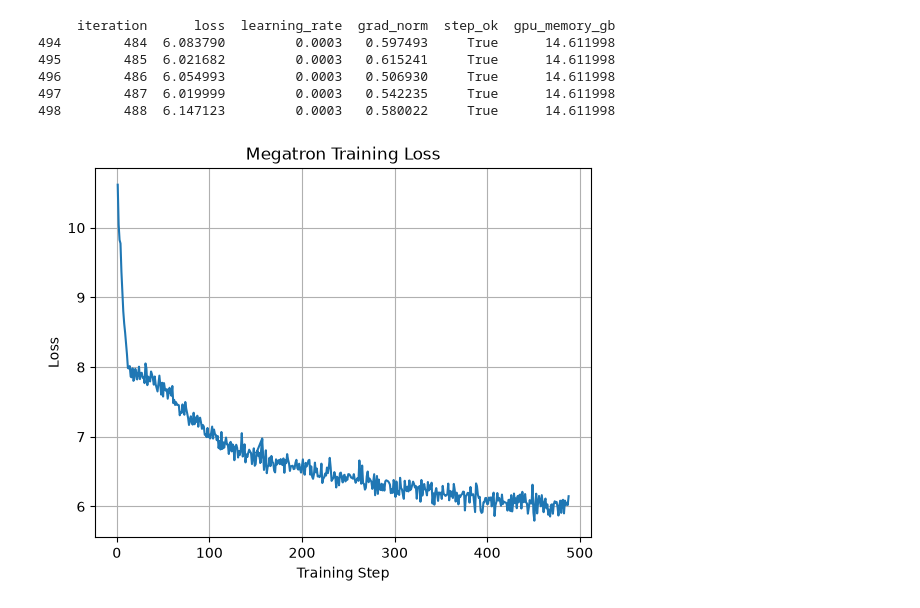
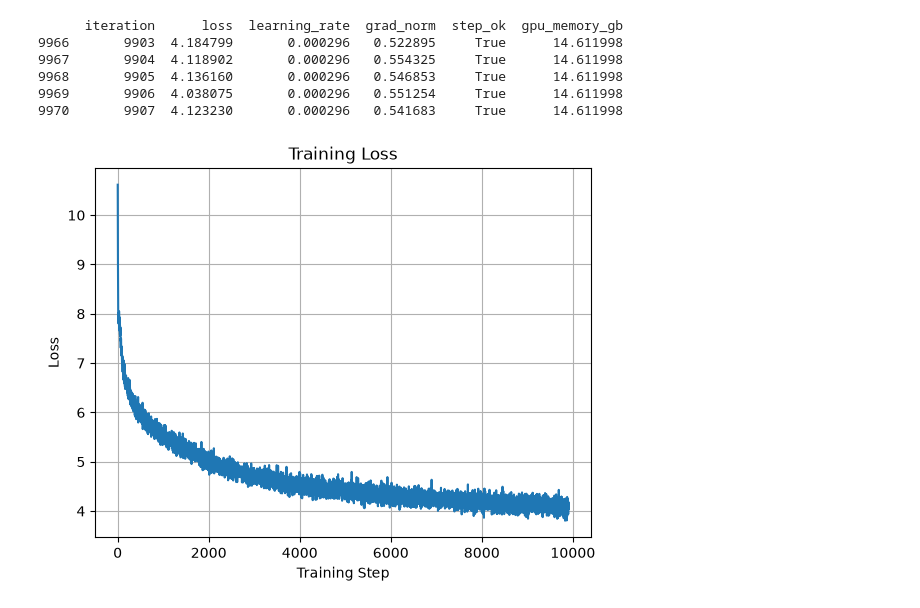
Before and after one commit to SamipThulung/LLM-1b-lab, a Jupyter notebook: megatron_07/visualization.ipynb, the cells around one changed output. Cells and saved outputs as stored; diff of their text form; code cells hidden in the pictures.

```diff
--- a/megatron_07/visualization.ipynb
+++ b/megatron_07/visualization.ipynb
@@ -1,22 +1,22 @@
 # %%
 import pandas as pd
 import matplotlib.pyplot as plt
 
 df = pd.read_csv("logs/training_l.csv")
 
 print(df.tail())
 
 plt.plot(df["iteration"], df["loss"])
 plt.xlabel("Training Step")
 plt.ylabel("Loss")
-plt.title("Megatron Training Loss")
+plt.title("Training Loss")
 plt.grid(True)
 plt.show()
 # %% [output]
-     iteration      loss  learning_rate  grad_norm  step_ok  gpu_memory_gb
-494        484  6.083790         0.0003   0.597493     True      14.611998
-495        485  6.021682         0.0003   0.615241     True      14.611998
-496        486  6.054993         0.0003   0.506930     True      14.611998
-497        487  6.019999         0.0003   0.542235     True      14.611998
-498        488  6.147123         0.0003   0.580022     True      14.611998
+      iteration      loss  learning_rate  grad_norm  step_ok  gpu_memory_gb
+9966       9903  4.184799       0.000296   0.522895     True      14.611998
+9967       9904  4.118902       0.000296   0.554325     True      14.611998
+9968       9905  4.136160       0.000296   0.546853     True      14.611998
+9969       9906  4.038075       0.000296   0.551254     True      14.611998
+9970       9907  4.123230       0.000296   0.541683     True      14.611998
-[figure, old version]
+[figure, new version]
```
Also changed, not shown: parts of 2 cells of this notebook, 5 other files.
